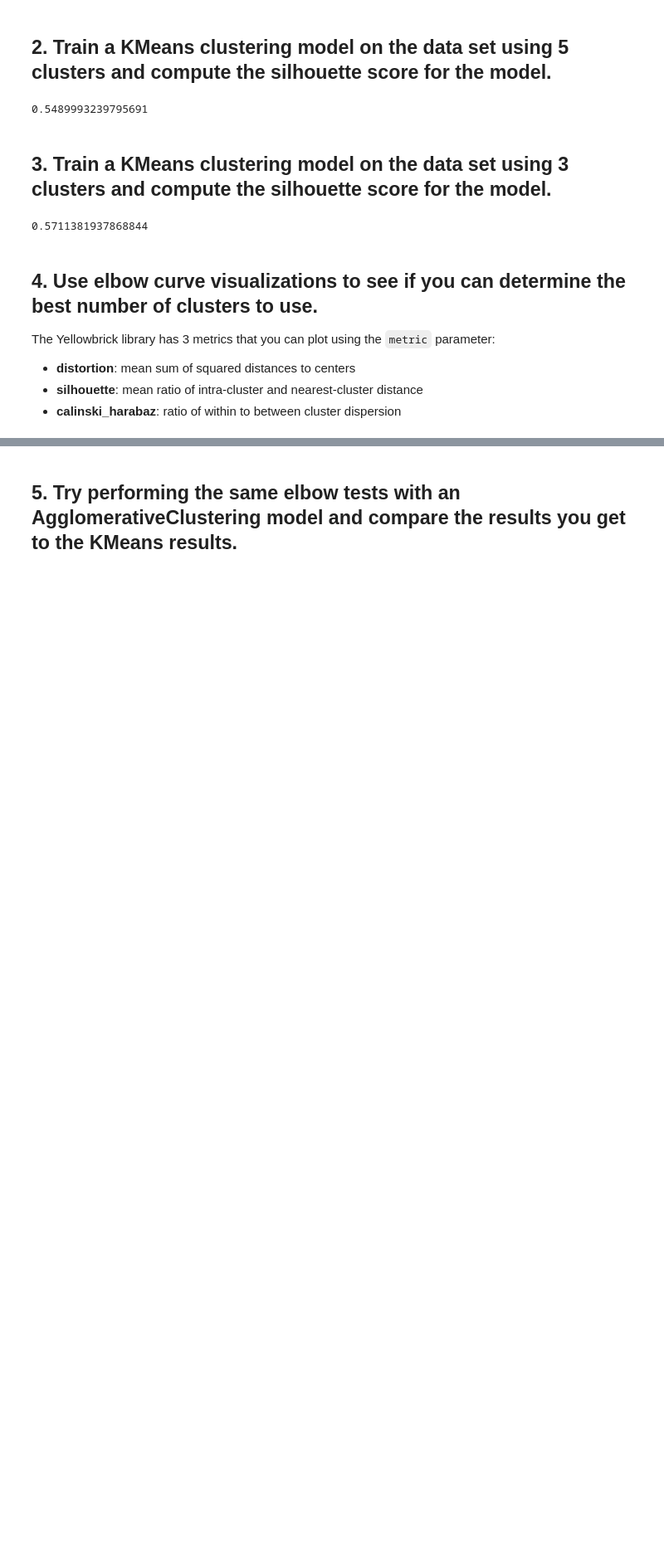
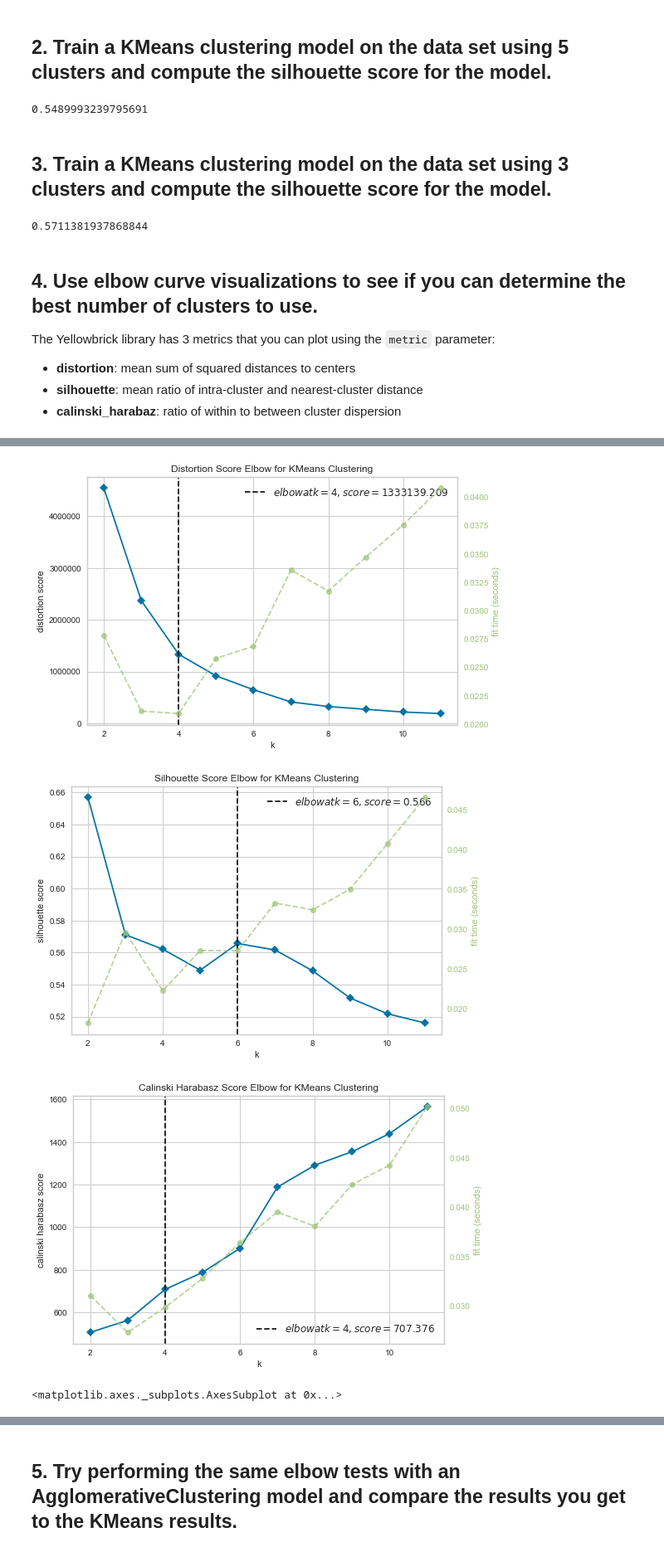
Before and after one commit to ironhack-datalabs/datamad0819, a Jupyter notebook: module-3/lab-unsupervised-learning-evaluation/your-code/main.ipynb, the cells around one changed output, grey strips where cells are left out. Shown at 83% size. Saved outputs shown, nothing was run; the diff lists cells and outputs as text; code cells hidden in the pictures; blank space fills up the shorter version.

```diff
--- a/module-3/lab-unsupervised-learning-evaluation/your-code/main.ipynb
+++ b/module-3/lab-unsupervised-learning-evaluation/your-code/main.ipynb
@@ -90,0 +115,26 @@ ModuleNotFoundError: No module named 'yellowbrick'
+# %%
+# 3 clusters / distortion
+model_2 = KMeans(n_clusters=3)
+visualizer_2d = KElbowVisualizer(model_1, k=(2,12))
+
+visualizer_2d.fit(X)
+visualizer_2d.poof()
+
+# 3 clusters / silhouette
+
+visualizer_2s = KElbowVisualizer(model_1, k=(2,12), metric="silhouette")
+
+visualizer_2s.fit(X)
+visualizer_2s.poof()
+
+# 3 clusters / calinski_harabasz
+
+visualizer_2c = KElbowVisualizer(model_1, k=(2,12), metric="calinski_harabasz")
+
+visualizer_2c.fit(X)
+visualizer_2c.poof()
+# %% [output]
+[figure, added]
+[figure, added]
+[figure, added]
+<matplotlib.axes._subplots.AxesSubplot at 0x...>
```
Also changed, not shown: parts of 20 cells of this notebook.
